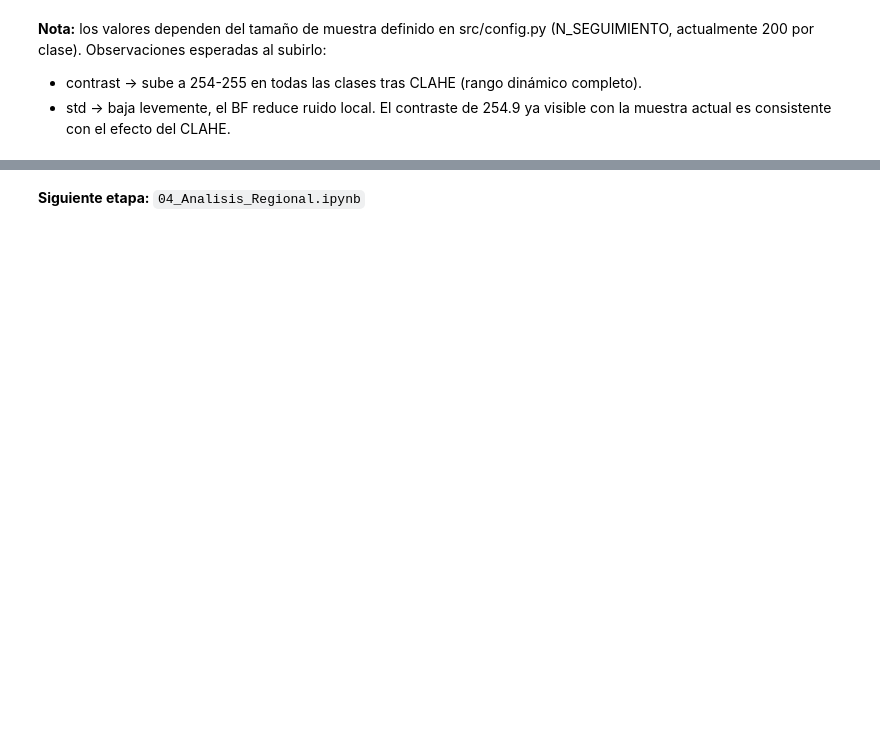
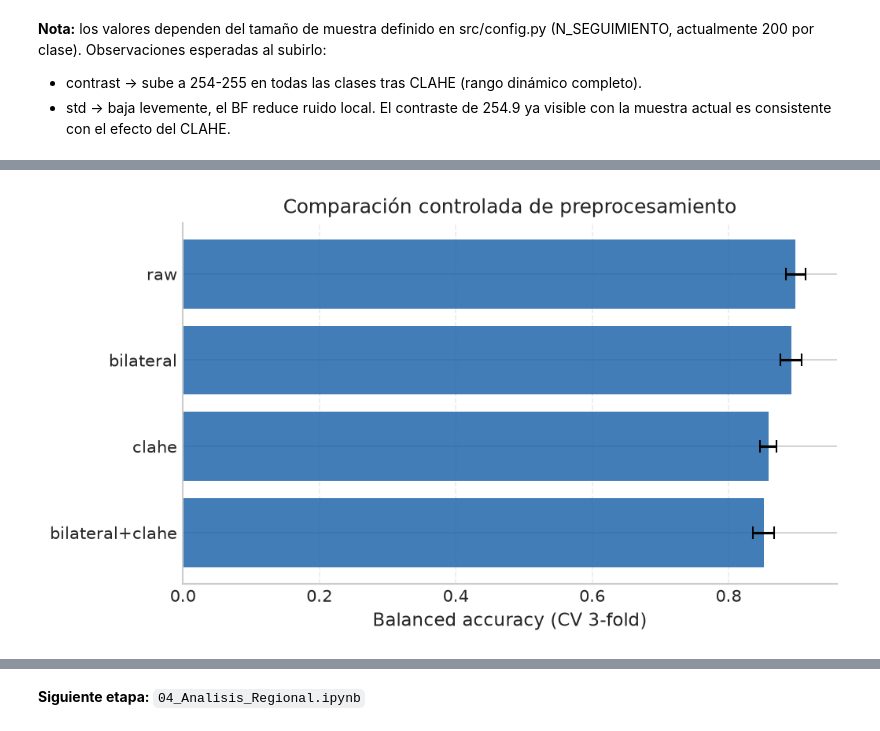
Before and after one commit to KevEstr/CAD_TBX11K, a Jupyter notebook: notebooks/03_Preprocesamiento.ipynb, the cells around one changed output, grey strips where cells are left out. Saved outputs shown, nothing was run; the diff lists cells and outputs as text; code cells hidden in the pictures; blank space fills up the shorter version.

Commit message:
entrenamiento del modelo como prueba de resultados

```diff
--- a/notebooks/03_Preprocesamiento.ipynb
+++ b/notebooks/03_Preprocesamiento.ipynb
@@ -252,0 +255,93 @@ Nota: los resultados corresponden a una muestra de 200 imágenes por clase (N_SE
+# %%
+# Comparación controlada de preprocesamiento sobre un subconjunto.
+# Mismas imágenes y mismas features; solo cambia la cadena de preprocesamiento.
+# Referencias:
+#   preprocesamiento: https://docs.opencv.org/4.x/
+
+import matplotlib.pyplot as plt
+from sklearn.model_selection import StratifiedKFold, cross_val_score
+from sklearn.pipeline import Pipeline
+from sklearn.preprocessing import StandardScaler
+from sklearn.linear_model import LogisticRegression
+
+from src.preprocessing import (
+    load_grayscale, resize_image, apply_bilateral_filter, apply_clahe,
+)
+from src.features import feat_intensity_global, feat_glcm, feat_lbp
+
+RANDOM_STATE = 42
+N_PREPROC = 200
+DATA_DIR = Path('..') / 'data'
+
+# Subconjunto estratificado.
+partes = []
+for clase in df_base['class_name'].unique():
+    sub = df_base[df_base['class_name'] == clase]
+    partes.append(sub.sample(min(N_PREPROC, len(sub)), random_state=RANDOM_STATE))
+muestra = pd.concat(partes).reset_index(drop=True)
+print(f'Subconjunto: {len(muestra)} imágenes')
+print(muestra['class_name'].value_counts().to_string())
+
+variantes = ['raw', 'bilateral', 'clahe', 'bilateral+clahe']
+filas = {v: [] for v in variantes}
+y = []
+
+for _, row in muestra.iterrows():
+    img = load_grayscale(row['image_path'])
+    if img is None:
+        continue
+    img = resize_image(img)
+    imgs = {
+        'raw': img,
+        'bilateral': apply_bilateral_filter(img),
+        'clahe': apply_clahe(img),
+        'bilateral+clahe': apply_clahe(apply_bilateral_filter(img)),
+    }
+    y.append(row['label'])
+    for v in variantes:
+        f = {}
+        f.update(feat_intensity_global(imgs[v]))
+        f.update(feat_glcm(imgs[v]))
+        f.update(feat_lbp(imgs[v]))
+        filas[v].append(f)
+
+y = np.asarray(y)
+print(f'Imágenes procesadas: {len(y)}')
+
+cv = StratifiedKFold(n_splits=3, shuffle=True, random_state=RANDOM_STATE)
+resultados = []
+
+for v in variantes:
+    Xv = pd.DataFrame(filas[v]).fillna(0)
+    pipe = Pipeline([
+        ('scaler', StandardScaler()),
+        ('clf', LogisticRegression(
+            class_weight='balanced', max_iter=1000, random_state=RANDOM_STATE,
+        )),
+    ])
+    bacc = cross_val_score(pipe, Xv, y, cv=cv, scoring='balanced_accuracy', n_jobs=-1)
+    f1 = cross_val_score(pipe, Xv, y, cv=cv, scoring='f1_macro', n_jobs=-1)
+    resultados.append({
+        'Variante': v,
+        'BalAcc_media': bacc.mean(),
+        'BalAcc_std': bacc.std(),
+        'F1_media': f1.mean(),
+        'F1_std': f1.std(),
+    })
+
+resultados = pd.DataFrame(resultados).sort_values('BalAcc_media', ascending=False).reset_index(drop=True)
+print()
+print('Comparación controlada (CV 3-fold, subconjunto):')
+print(resultados.round(4).to_string(index=False))
+resultados.to_csv(DATA_DIR / '03_comparacion_preprocesamiento.csv', index=False)
+
+fig, ax = plt.subplots(figsize=(7, 4))
+orden = resultados.sort_values('BalAcc_media')
+ax.barh(orden['Variante'], orden['BalAcc_media'], xerr=orden['BalAcc_std'],
+        capsize=4, color='#2166AC', alpha=0.85)
+ax.set_xlabel('Balanced accuracy (CV 3-fold)', fontsize=11)
+ax.set_title('Comparación controlada de preprocesamiento', fontsize=12)
+ax.grid(True, axis='x', linestyle='--', alpha=0.4)
+fig.tight_layout()
+plt.show()
+# %% [output]
@@ -252,0 +361 @@ Nota: los resultados corresponden a una muestra de 200 imágenes por clase (N_SE
+[figure, added]
```
Also changed, not shown: parts of 39 cells of this notebook, 39 other files.
